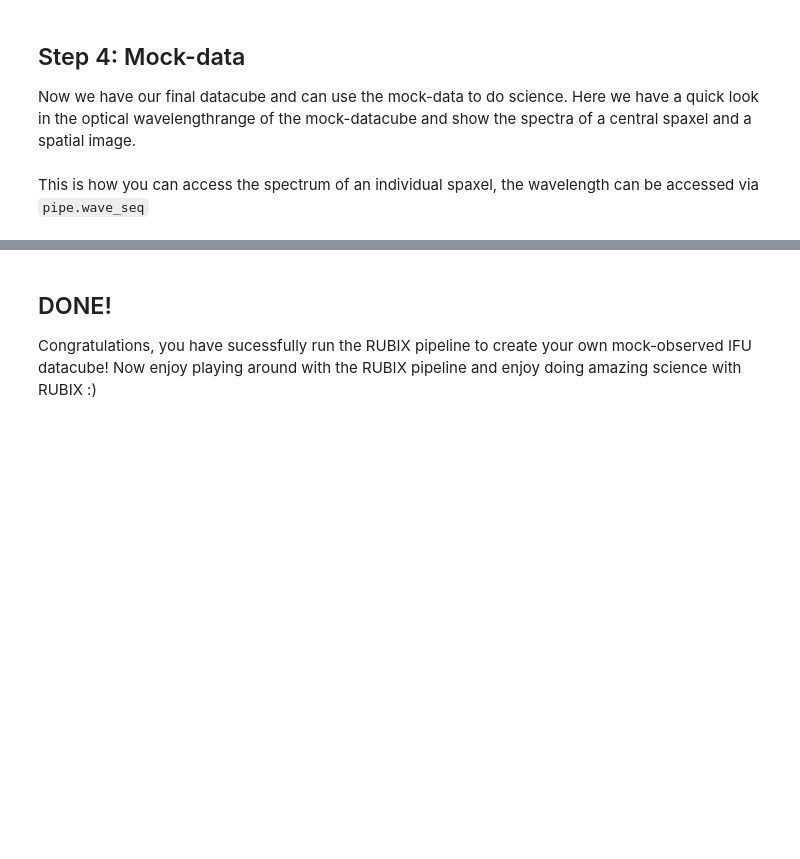
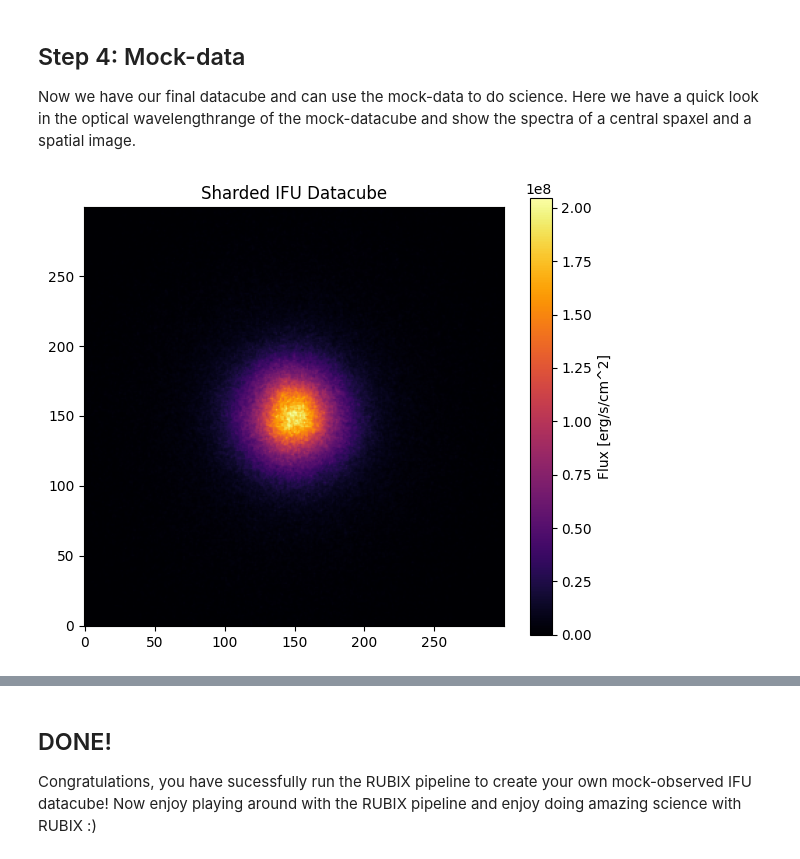
Before and after one commit to AstroAI-Lab/rubix, a Jupyter notebook: notebooks/rubix_pipeline_single_function_shard_map_fits_gsf.ipynb, the cells around one changed output, grey strips where cells are left out. Cells and saved outputs as stored; diff of their text form; code cells hidden in the pictures; blank space fills up the shorter version.

```diff
--- a/notebooks/rubix_pipeline_single_function_shard_map_fits_gsf.ipynb
+++ b/notebooks/rubix_pipeline_single_function_shard_map_fits_gsf.ipynb
@@ -75,7 +77,9 @@ config_NIHAO = {
 
     "galaxy":
         {"dist_z": 0.01,
-         "rotation": {"type": "matrix"},
+         "rotation": {"type": "matrix"}, #{"alpha": 00.0, "beta": 0.0, "gamma":0.0},
+         "component": None, #["ThickDisk"],
+         "component_file": "./data/gsf/g8.26e11.01024.gmm_full_white_jzjcejpjc_5clusters_2018tags.dat",
         },
 
     "ssp": {
@@ -143,8 +194,36 @@ import jax.numpy as jnp
 wave = pipe.telescope.wave_seq
 # get the indices of the visible wavelengths of 4000-8000 Angstroms
 visible_indices = jnp.where((wave >= 4000) & (wave <= 8000))
-# %% [markdown]
-This is how you can access the spectrum of an individual spaxel, the wavelength can be accessed via `pipe.wave_seq`
+# %%
+#NBVAL_SKIP
+import numpy as np
+# get the spectra of the visible wavelengths from the ifu cube
+#visible_spectra = rubixdata.stars.datacube[ :, :, visible_indices[0]]
+#visible_spectra = rubixdata[ :, :, visible_indices[0]]
+sharded_visible_spectra = rubixdata[ :, :, visible_indices[0]]
+#visible_spectra.shape
+
+#image = jnp.sum(visible_spectra, axis=2)
+sharded_image = jnp.sum(sharded_visible_spectra, axis=2)
+img32 = np.array(sharded_image, dtype=np.float32)
+
+# Plot side by side
+plt.figure(figsize=(6, 5))
+
+# Original IFU datacube image
+#im0 = axes[0].imshow(image, origin="lower", cmap="inferno")
+#axes[0].set_title("Original IFU Datacube")
+#fig.colorbar(im0, ax=axes[0])
+
+# Sharded IFU datacube image
+plt.imshow(img32, origin="lower", cmap="inferno")
+plt.title("Sharded IFU Datacube")
+plt.colorbar(label="Flux [erg/s/cm^2]")
+
+plt.tight_layout()
+plt.show()
+# %% [output]
+[figure, added]
 # %%
 #NBVAL_SKIP
 wave = pipe.telescope.wave_seq
```
Also changed, not shown: parts of 7 cells of this notebook, 6 other files.
